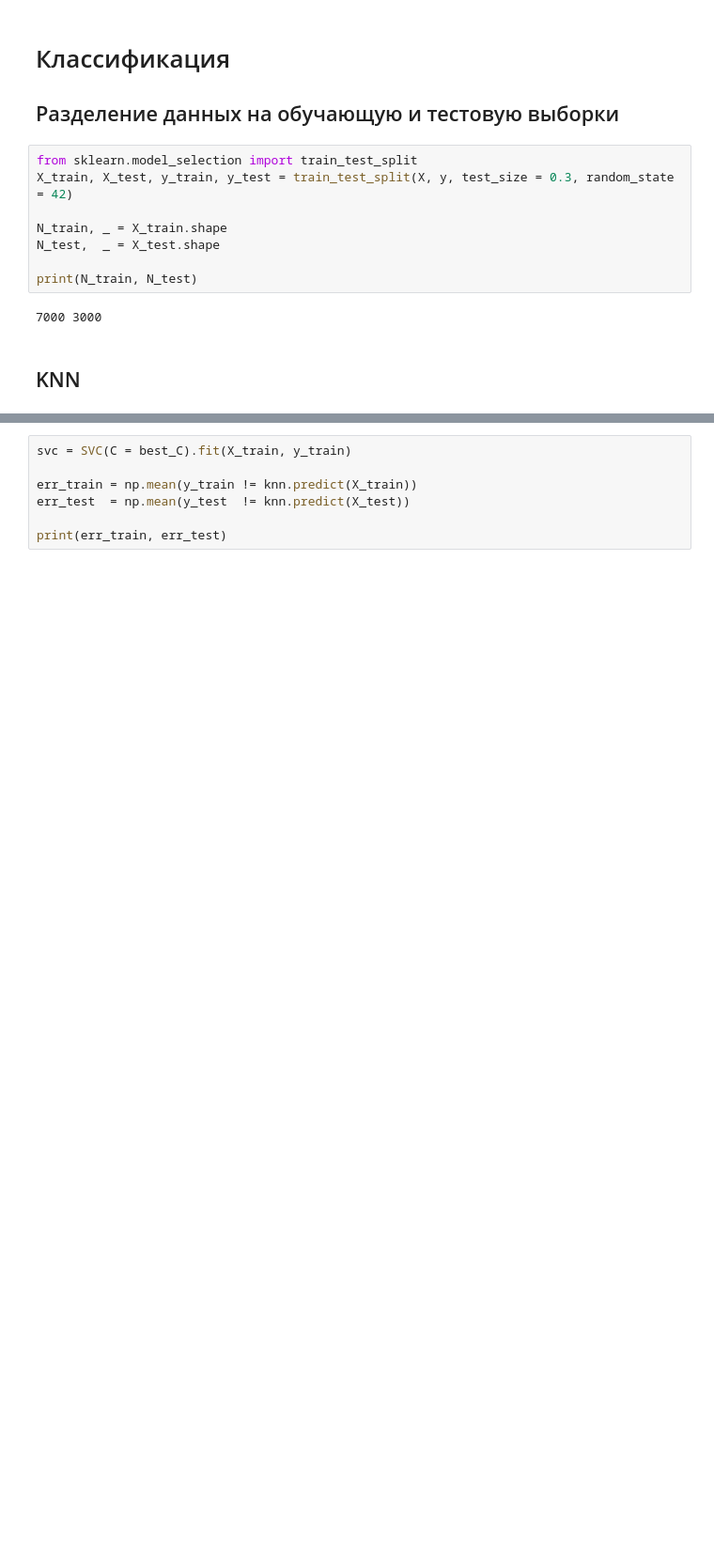
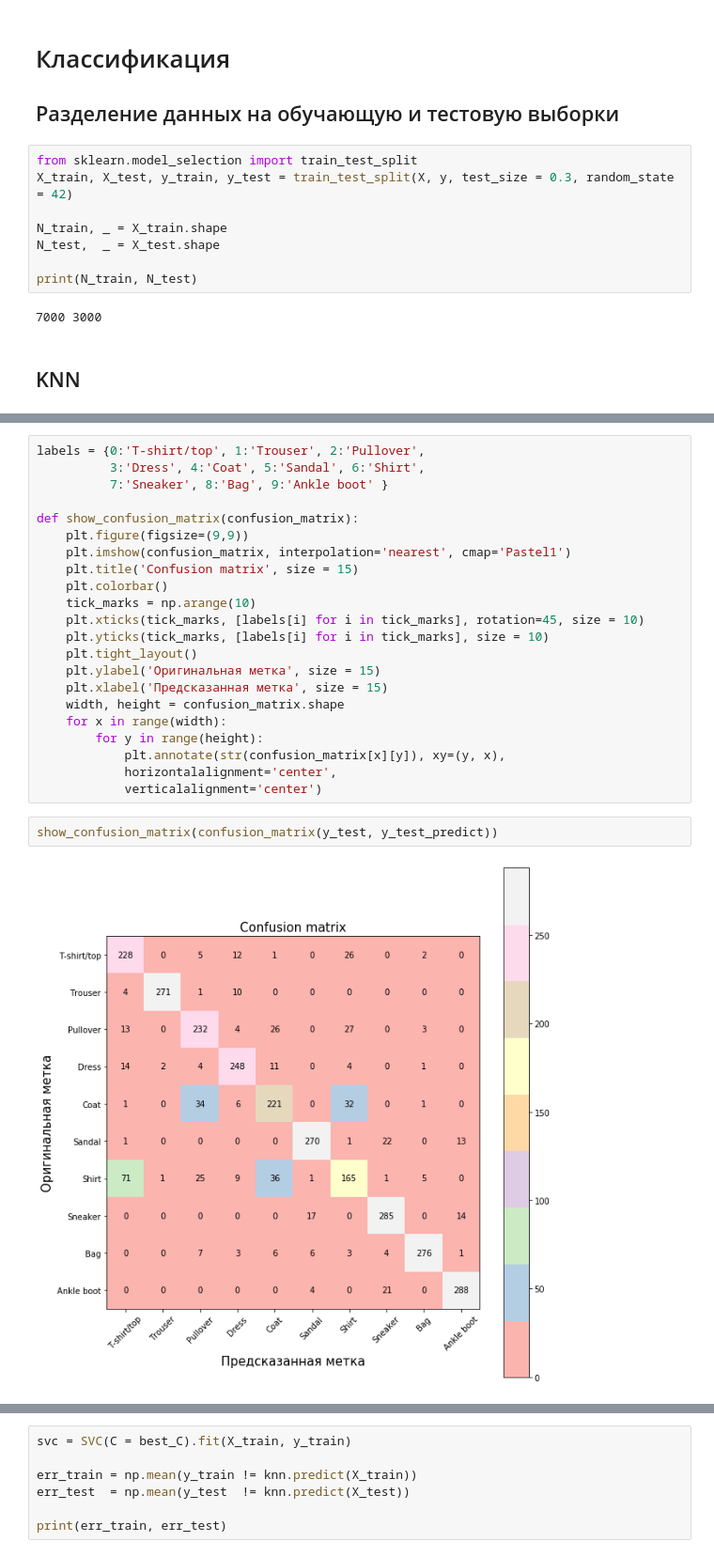
Before and after one commit to KJlaccHoeUM9l/machine-learning-course, a Jupyter notebook: first_homework.ipynb, the cells around one changed output, grey strips where cells are left out. Shown at 94% size. Cells and saved outputs as stored; diff of their text form; blank space fills up the shorter version.

```diff
--- a/first_homework.ipynb
+++ b/first_homework.ipynb
@@ -349,3 +342,29 @@ print(confusion_matrix(y_test, y_test_predict))
+# %%
+labels = {0:'T-shirt/top', 1:'Trouser', 2:'Pullover',
+          3:'Dress', 4:'Coat', 5:'Sandal', 6:'Shirt',
+          7:'Sneaker', 8:'Bag', 9:'Ankle boot' }
+
+def show_confusion_matrix(confusion_matrix):
+    plt.figure(figsize=(9,9))
+    plt.imshow(confusion_matrix, interpolation='nearest', cmap='Pastel1')
+    plt.title('Confusion matrix', size = 15)
+    plt.colorbar()
+    tick_marks = np.arange(10)
+    plt.xticks(tick_marks, [labels[i] for i in tick_marks], rotation=45, size = 10)
+    plt.yticks(tick_marks, [labels[i] for i in tick_marks], size = 10)
+    plt.tight_layout()
+    plt.ylabel('Оригинальная метка', size = 15)
+    plt.xlabel('Предсказанная метка', size = 15)
+    width, height = confusion_matrix.shape
+    for x in range(width):
+        for y in range(height):
+            plt.annotate(str(confusion_matrix[x][y]), xy=(y, x),
+            horizontalalignment='center',
+            verticalalignment='center')
+# %%
+show_confusion_matrix(confusion_matrix(y_test, y_test_predict))
+# %% [output]
+[figure, added]
 # %%
 # Подбор параметров
 from sklearn.model_selection import GridSearchCV
```
Also changed, not shown: parts of 28 cells of this notebook.
